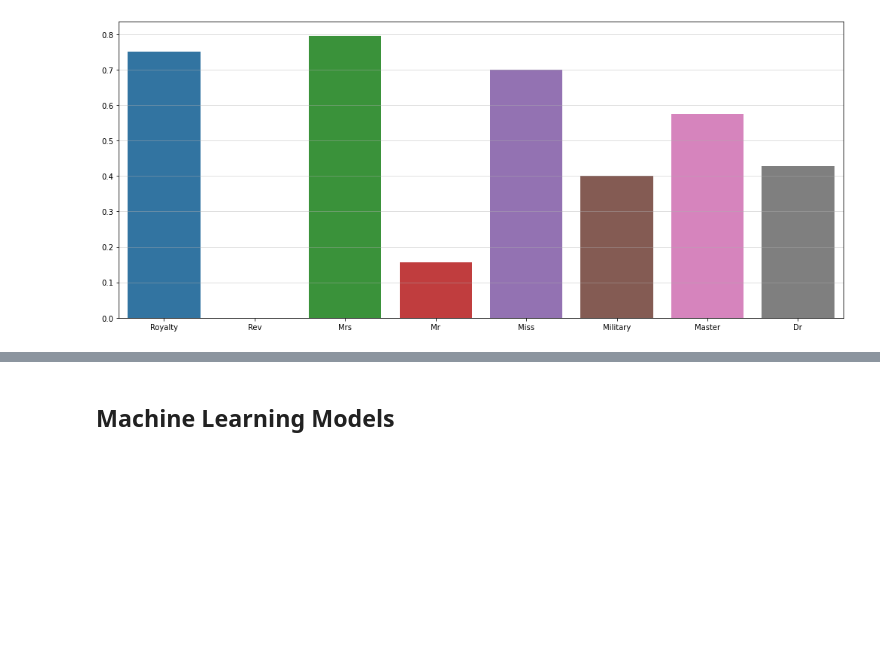
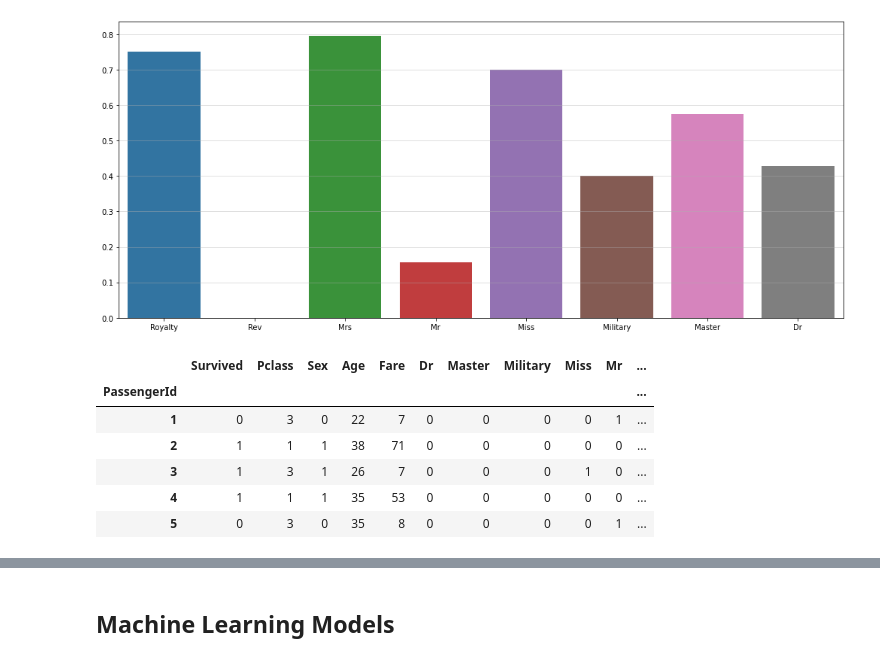
Before and after one commit to m-dziuba/titanic_kaggle, a Jupyter notebook: titanic_competition.ipynb, the cells around one changed output, grey strips where cells are left out. Saved outputs shown, nothing was run; the diff lists cells and outputs as text; code cells hidden in the pictures; blank space fills up the shorter version.

```diff
--- a/titanic_competition.ipynb
+++ b/titanic_competition.ipynb
@@ -359,3 +359,13 @@ survival_rate_per_title = pd.Series(survival_rate, index=reversed(titles))
 sns.barplot(x=survival_rate_per_title.index, y=survival_rate_per_title.values);
 # %% [output]
 [figure]
+# %%
+train_data.head()
+# %% [output]
+|  | Survived | Pclass | Sex | Age | Fare | Dr | Master | Military | Miss | Mr | ... |
+| PassengerId |  |  |  |  |  |  |  |  |  |  | ... |
+| 1 | 0 | 3 | 0 | 22 | 7 | 0 | 0 | 0 | 0 | 1 | ... |
+| 2 | 1 | 1 | 1 | 38 | 71 | 0 | 0 | 0 | 0 | 0 | ... |
+| 3 | 1 | 3 | 1 | 26 | 7 | 0 | 0 | 0 | 1 | 0 | ... |
+| 4 | 1 | 1 | 1 | 35 | 53 | 0 | 0 | 0 | 0 | 0 | ... |
+| 5 | 0 | 3 | 0 | 35 | 8 | 0 | 0 | 0 | 0 | 1 | ... |
```
Also changed, not shown: parts of 15 cells of this notebook, 1 other file.
